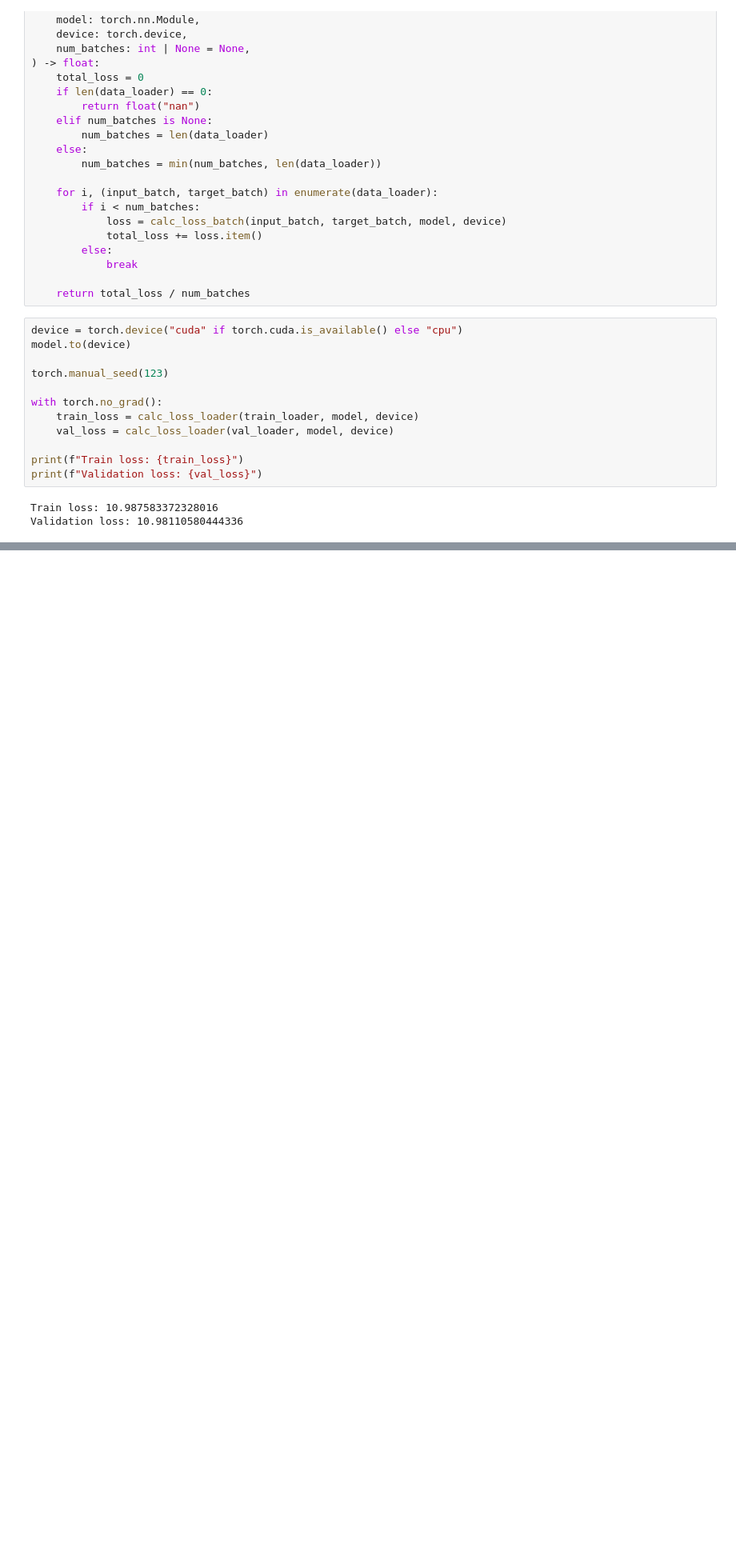
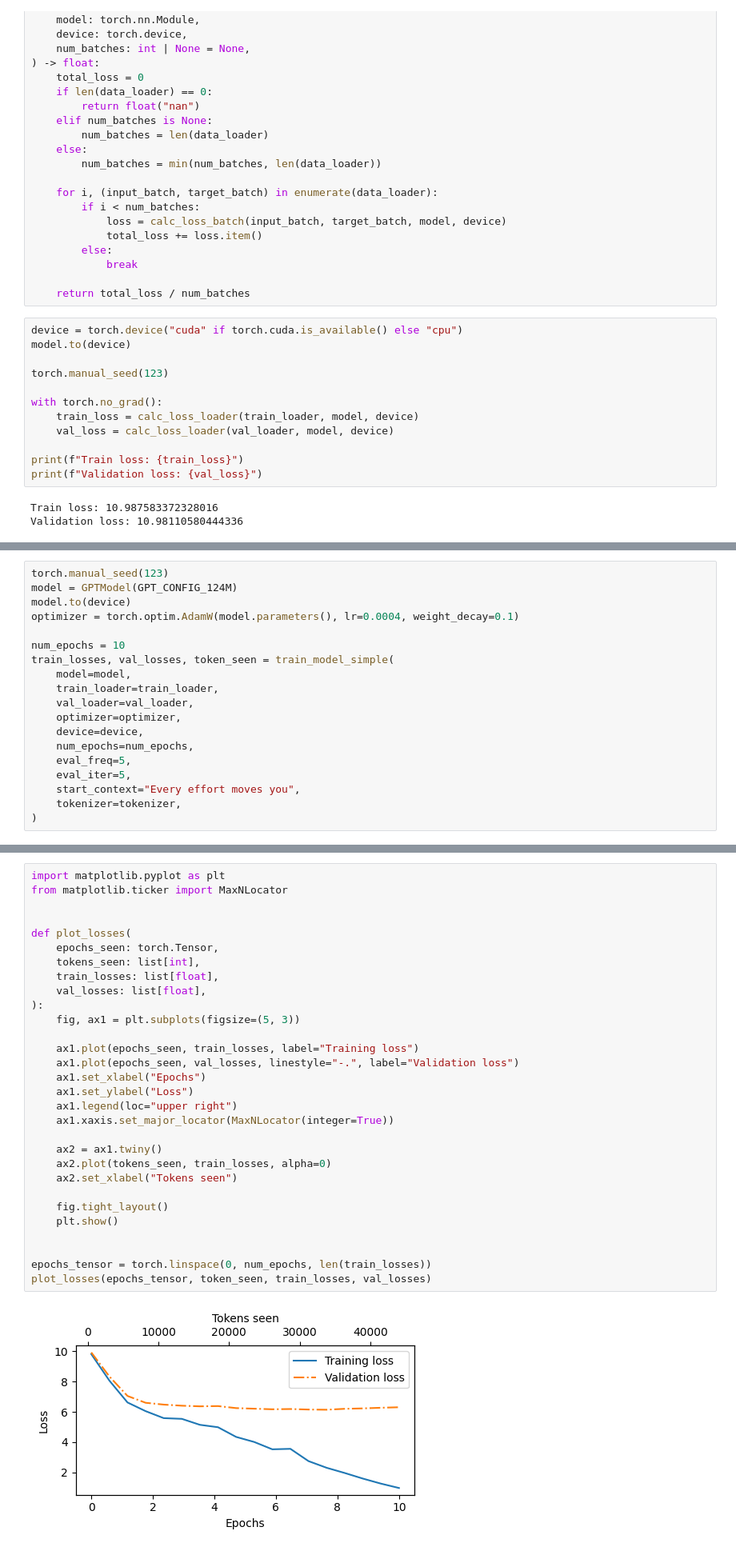
Before and after one commit to itohr/llms-from-scratch, a Jupyter notebook: ch05/01_main-chapter-code/ch05.ipynb, the cells around one changed output, grey strips where cells are left out. Shown: that part at 80% size. Saved outputs shown, nothing was run; the diff lists cells and outputs as text; blank space fills up the shorter version.

Commit message:
feat: train an LLM

```diff
--- a/ch05/01_main-chapter-code/ch05.ipynb
+++ b/ch05/01_main-chapter-code/ch05.ipynb
@@ -324,0 +404,19 @@ Validation loss: 10.98110580444336
+# %%
+torch.manual_seed(123)
+model = GPTModel(GPT_CONFIG_124M)
+model.to(device)
+optimizer = torch.optim.AdamW(model.parameters(), lr=0.0004, weight_decay=0.1)
+
+num_epochs = 10
+train_losses, val_losses, token_seen = train_model_simple(
+    model=model,
+    train_loader=train_loader,
+    val_loader=val_loader,
+    optimizer=optimizer,
+    device=device,
+    num_epochs=num_epochs,
+    eval_freq=5,
+    eval_iter=5,
+    start_context="Every effort moves you",
+    tokenizer=tokenizer,
+)
@@ -324,0 +441,32 @@ Validation loss: 10.98110580444336
+# %%
+import matplotlib.pyplot as plt
+from matplotlib.ticker import MaxNLocator
+
+
+def plot_losses(
+    epochs_seen: torch.Tensor,
+    tokens_seen: list[int],
+    train_losses: list[float],
+    val_losses: list[float],
+):
+    fig, ax1 = plt.subplots(figsize=(5, 3))
+
+    ax1.plot(epochs_seen, train_losses, label="Training loss")
+    ax1.plot(epochs_seen, val_losses, linestyle="-.", label="Validation loss")
+    ax1.set_xlabel("Epochs")
+    ax1.set_ylabel("Loss")
+    ax1.legend(loc="upper right")
+    ax1.xaxis.set_major_locator(MaxNLocator(integer=True))
+
+    ax2 = ax1.twiny()
+    ax2.plot(tokens_seen, train_losses, alpha=0)
+    ax2.set_xlabel("Tokens seen")
+
+    fig.tight_layout()
+    plt.show()
+
+
+epochs_tensor = torch.linspace(0, num_epochs, len(train_losses))
+plot_losses(epochs_tensor, token_seen, train_losses, val_losses)
+# %% [output]
+[figure, added]
```
Also changed, not shown: parts of 3 cells of this notebook.
